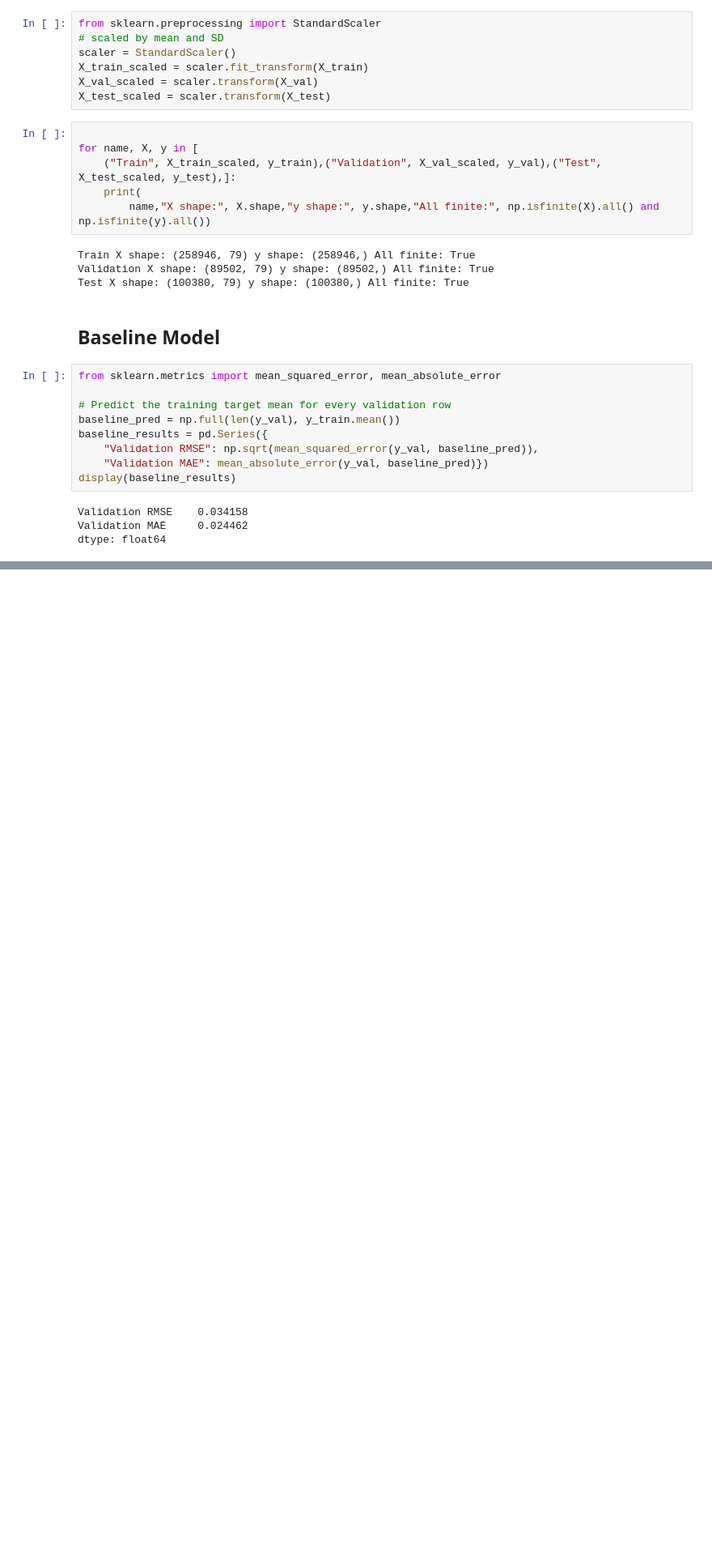
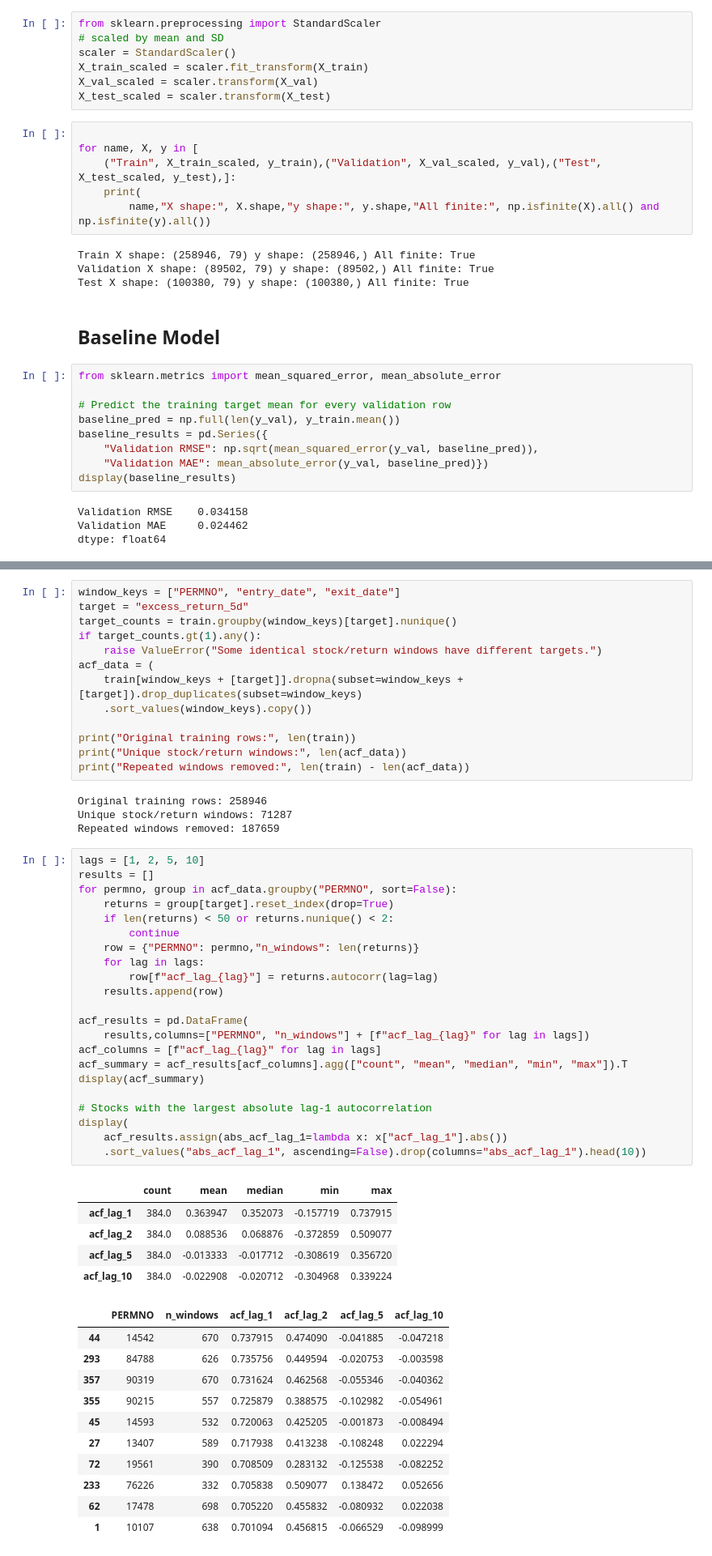
Before and after one commit to mumuxi15/Reavenpack_news, a Jupyter notebook: data_split_modeling.ipynb, the cells around one changed output, grey strips where cells are left out. Shown at 81% size. Saved outputs shown, nothing was run; the diff lists cells and outputs as text; blank space fills up the shorter version.

Commit message:
Add autocorrelation checks and Elastic Net evaluation

```diff
--- a/data_split_modeling.ipynb
+++ b/data_split_modeling.ipynb
@@ -164,0 +165,56 @@ dtype: float64
+# %%
+window_keys = ["PERMNO", "entry_date", "exit_date"]
+target = "excess_return_5d"
+target_counts = train.groupby(window_keys)[target].nunique()
+if target_counts.gt(1).any():
+    raise ValueError("Some identical stock/return windows have different targets.")
+acf_data = (
+    train[window_keys + [target]].dropna(subset=window_keys + [target]).drop_duplicates(subset=window_keys)
+    .sort_values(window_keys).copy())
+
+print("Original training rows:", len(train))
+print("Unique stock/return windows:", len(acf_data))
+print("Repeated windows removed:", len(train) - len(acf_data))
+# %% [output]
+Original training rows: 258946
+Unique stock/return windows: 71287
+Repeated windows removed: 187659
+# %%
+lags = [1, 2, 5, 10]
+results = []
+for permno, group in acf_data.groupby("PERMNO", sort=False):
+    returns = group[target].reset_index(drop=True)
+    if len(returns) < 50 or returns.nunique() < 2:
+        continue
+    row = {"PERMNO": permno,"n_windows": len(returns)}
+    for lag in lags:
+        row[f"acf_lag_{lag}"] = returns.autocorr(lag=lag)
+    results.append(row)
+
+acf_results = pd.DataFrame(
+    results,columns=["PERMNO", "n_windows"] + [f"acf_lag_{lag}" for lag in lags])
+acf_columns = [f"acf_lag_{lag}" for lag in lags]
+acf_summary = acf_results[acf_columns].agg(["count", "mean", "median", "min", "max"]).T
+display(acf_summary)
+
+# Stocks with the largest absolute lag-1 autocorrelation
+display(
+    acf_results.assign(abs_acf_lag_1=lambda x: x["acf_lag_1"].abs())
+    .sort_values("abs_acf_lag_1", ascending=False).drop(columns="abs_acf_lag_1").head(10))
+# %% [output]
+|  | count | mean | median | min | max |
+| acf_lag_1 | 384.0 | 0.363947 | 0.352073 | -0.157719 | 0.737915 |
+| acf_lag_2 | 384.0 | 0.088536 | 0.068876 | -0.372859 | 0.509077 |
+| acf_lag_5 | 384.0 | -0.013333 | -0.017712 | -0.308619 | 0.356720 |
+| acf_lag_10 | 384.0 | -0.022908 | -0.020712 | -0.304968 | 0.339224 |
+|  | PERMNO | n_windows | acf_lag_1 | acf_lag_2 | acf_lag_5 | acf_lag_10 |
+| 44 | 14542 | 670 | 0.737915 | 0.474090 | -0.041885 | -0.047218 |
+| 293 | 84788 | 626 | 0.735756 | 0.449594 | -0.020753 | -0.003598 |
+| 357 | 90319 | 670 | 0.731624 | 0.462568 | -0.055346 | -0.040362 |
+| 355 | 90215 | 557 | 0.725879 | 0.388575 | -0.102982 | -0.054961 |
+| 45 | 14593 | 532 | 0.720063 | 0.425205 | -0.001873 | -0.008494 |
+| 27 | 13407 | 589 | 0.717938 | 0.413238 | -0.108248 | 0.022294 |
+| 72 | 19561 | 390 | 0.708509 | 0.283132 | -0.125538 | -0.082252 |
+| 233 | 76226 | 332 | 0.705838 | 0.509077 | 0.138472 | 0.052656 |
+| 62 | 17478 | 698 | 0.705220 | 0.455832 | -0.080932 | 0.022038 |
+| 1 | 10107 | 638 | 0.701094 | 0.456815 | -0.066529 | -0.098999 |
```
Also changed, not shown: parts of 11 cells of this notebook.
